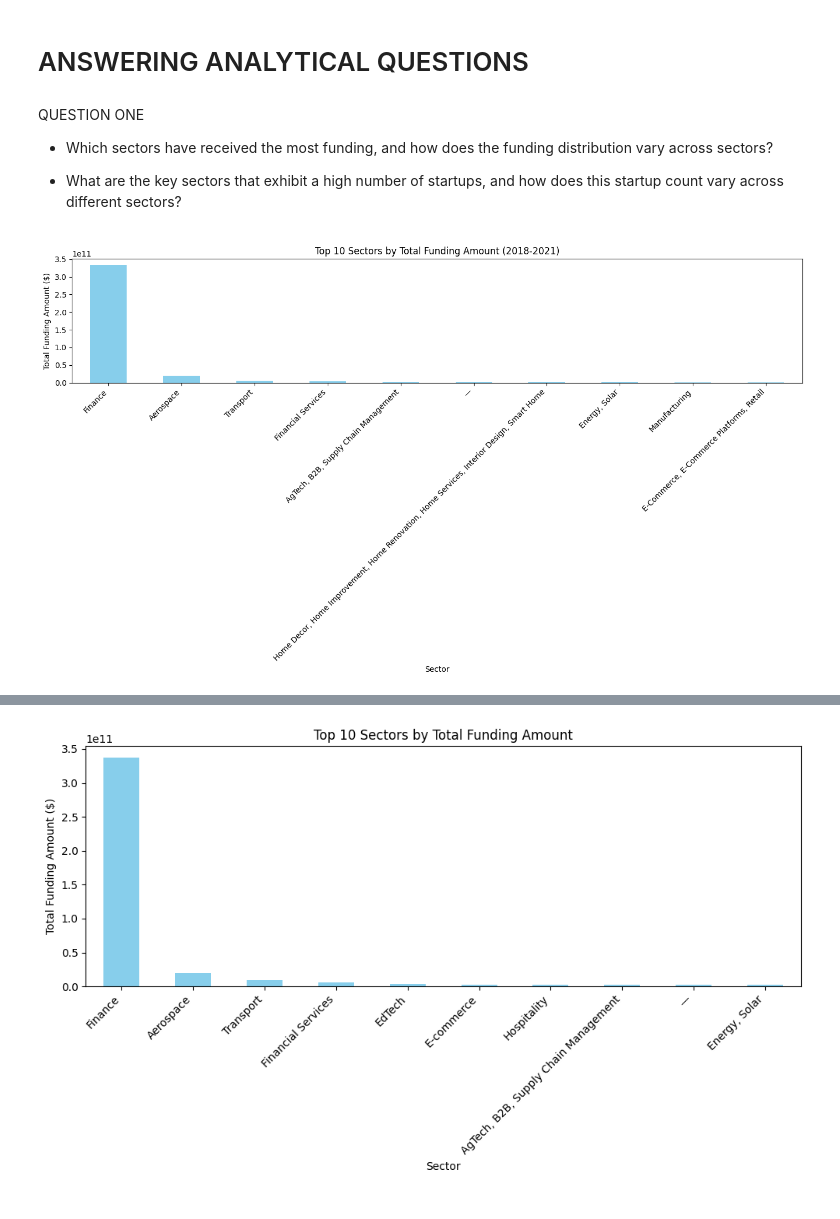
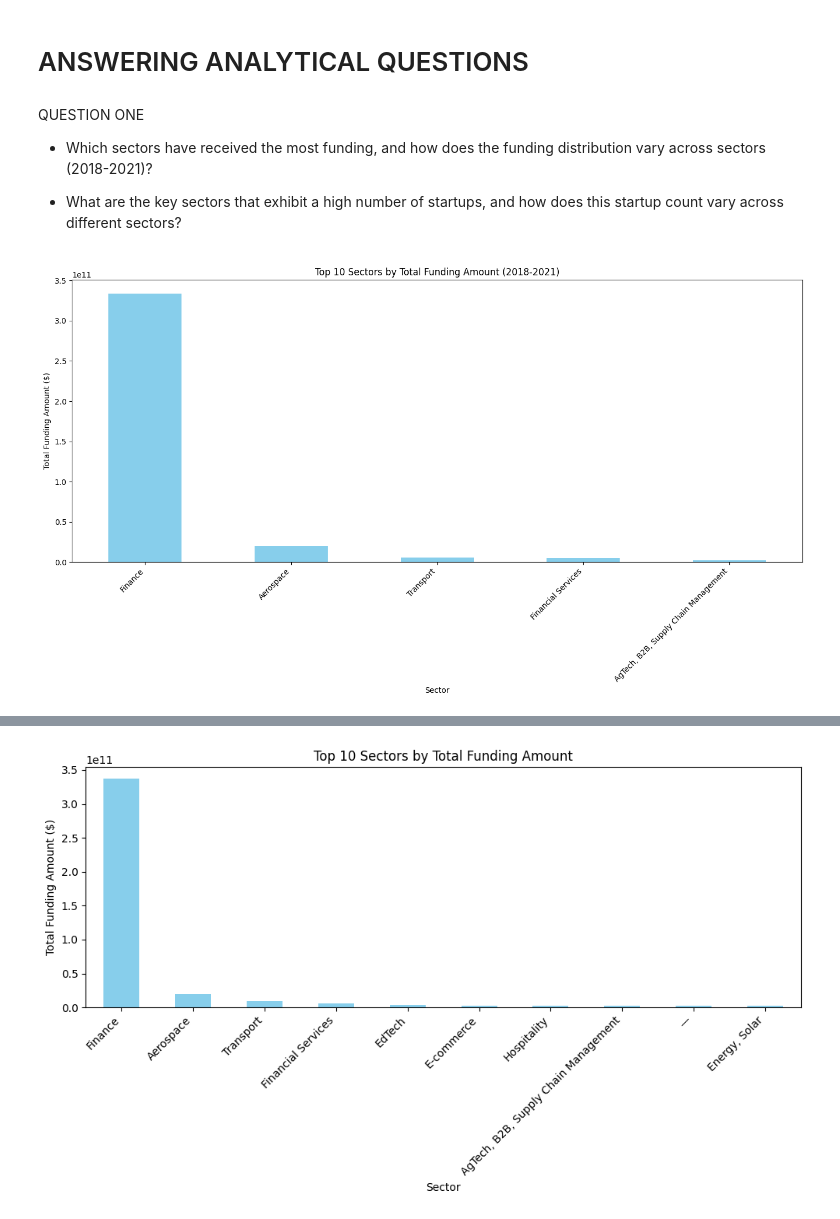
Before and after one commit to codeayiku/Demo-indian-start-up, a Jupyter notebook: Notebooks/India.ipynb, the cells around one changed output, grey strips where cells are left out. Drawn from its saved outputs; the diff is of its cells as text; code cells hidden in the pictures.

```diff
--- a/Notebooks/India.ipynb
+++ b/Notebooks/India.ipynb
@@ -1275,39 +1275,39 @@ plt.show()
 # %% [markdown]
 QUESTION ONE
 
-- Which sectors have received the most funding, and how does the funding distribution vary across sectors?
+- Which sectors have received the most funding, and how does the funding distribution vary across sectors (2018-2021)?
 
 - What are the key sectors that exhibit a high number of startups, and how does this startup count vary across different sectors?
 # %%
 
 
 # Ensure 'Year' column is of integer type by extracting the year from datetime
 df_combined['Year'] = pd.to_datetime(df_combined['Year']).dt.year
 
 # Filter data for the years 2018 to 2021
 df_filtered = df_combined[df_combined['Year'].isin([2018, 2019, 2020, 2021])]
 
 # Check if 'Amount' is numeric and convert if necessary
 if df_filtered['Amount'].dtype != 'float64':
     df_filtered['Amount'] = pd.to_numeric(df_filtered['Amount'], errors='coerce')
 
 # Group by sector and sum the funding amounts
 sector_funding = df_filtered.groupby('Sector')['Amount'].sum().sort_values(ascending=False)
 
 # Get the top 10 sectors by funding amount
-top_10_sectors_funding = sector_funding.head(10)
+top_5_sectors_funding = sector_funding.head()
 
 # Visualization - Bar Chart for Top 10 Sectors by Total Funding Amount
 plt.figure(figsize=(14, 8))
-top_10_sectors_funding.plot(kind='bar', color='skyblue')
+top_5_sectors_funding.plot(kind='bar', color='skyblue')
 plt.title('Top 10 Sectors by Total Funding Amount (2018-2021)')
 plt.xlabel('Sector')
 plt.ylabel('Total Funding Amount ($)')
 plt.xticks(rotation=45, ha='right')
 plt.tight_layout()
 plt.show()
 # %% [output]
-[figure, old version]
+[figure, new version]
 # %%
 # Group by sector and count the number of startups
 sector_startup_count = df_filtered['Sector'].value_counts()
```
Also changed, not shown: parts of 17 cells of this notebook.
